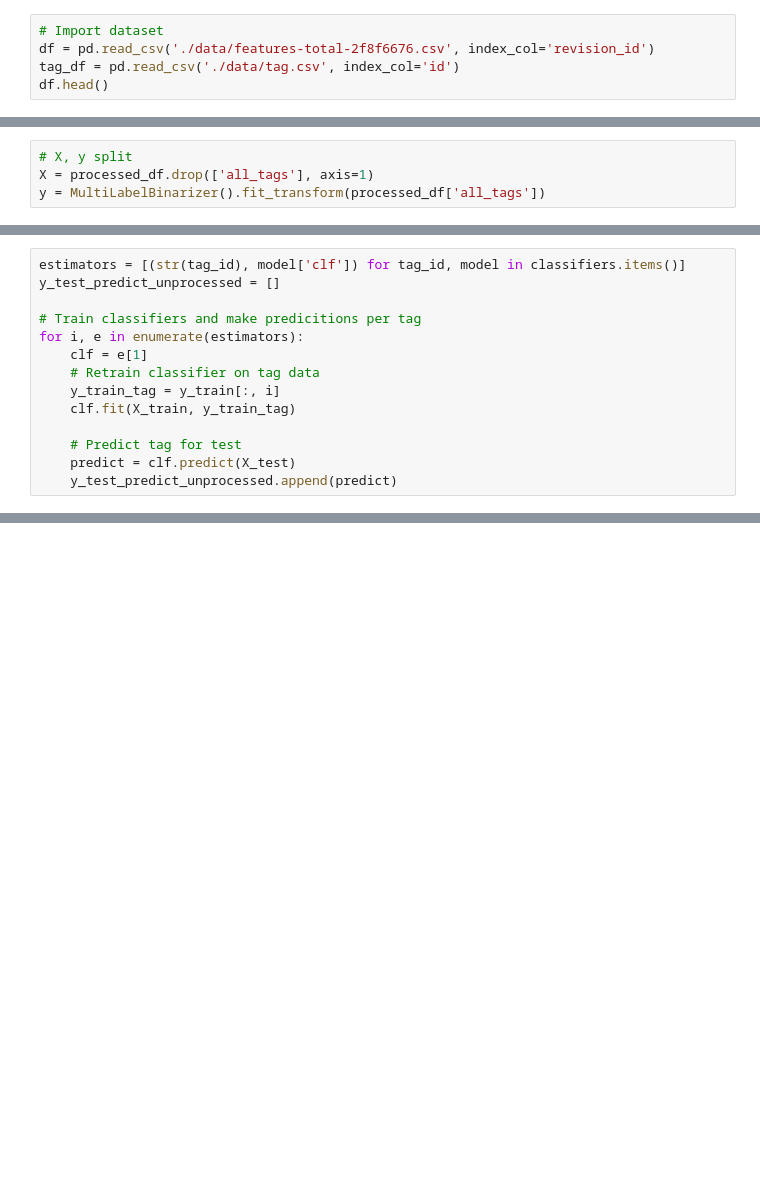
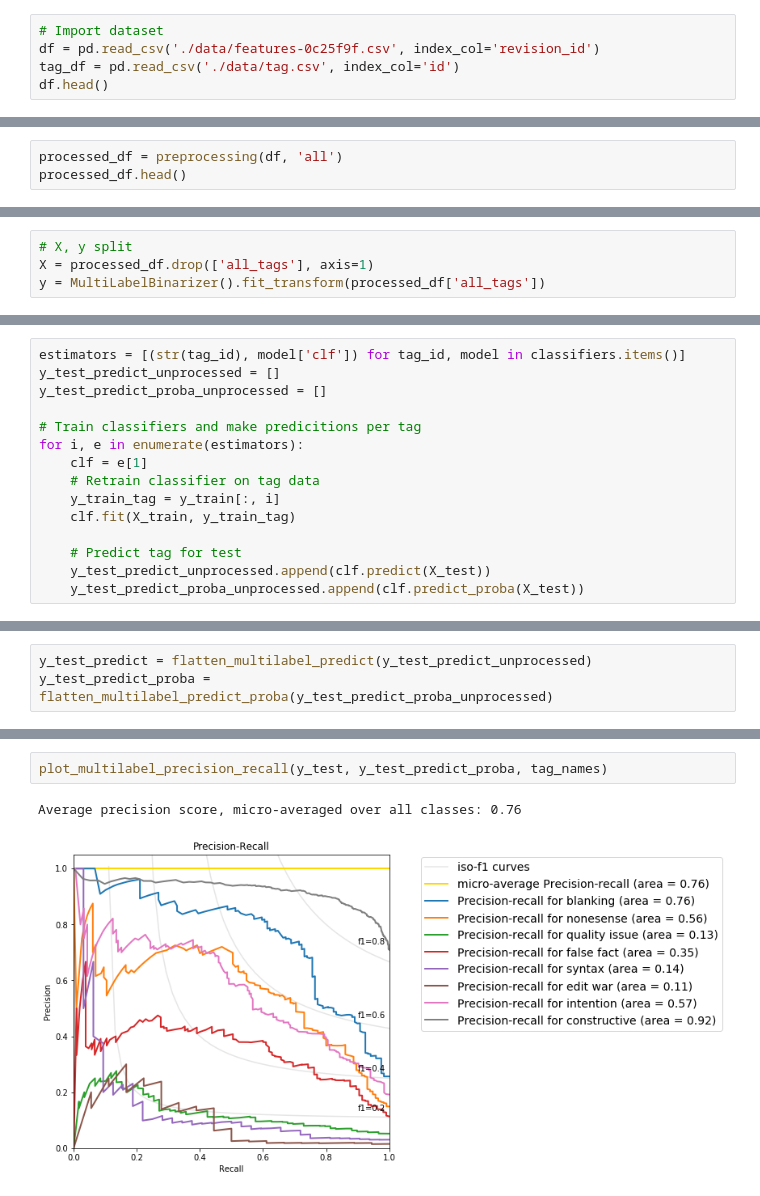
Before and after one commit to HPI-Information-Systems/wikipediatablevandalism, a Jupyter notebook: vandalism-classifier/stacked_multi_label_classifier.ipynb, the cells around one changed output, grey strips where cells are left out. Cells and saved outputs as stored; diff of their text form; blank space fills up the shorter version.

```diff
--- a/vandalism-classifier/stacked_multi_label_classifier.ipynb
+++ b/vandalism-classifier/stacked_multi_label_classifier.ipynb
@@ -61,7 +27,7 @@ Loading model tag_9
 ## Import Dataset
 # %%
 # Import dataset
-df = pd.read_csv('./data/features-total-2f8f6676.csv', index_col='revision_id')
+df = pd.read_csv('./data/features-0c25f9f.csv', index_col='revision_id')
 tag_df = pd.read_csv('./data/tag.csv', index_col='id')
 df.head()
 # %% [output]
@@ -135,0 +92,3 @@ Feature config: all , Features after preprocessing: 109
+# %%
+processed_df = preprocessing(df, 'all')
+processed_df.head()
@@ -152,6 +120,7 @@ y test (1240, 8)
 # %%
 estimators = [(str(tag_id), model['clf']) for tag_id, model in classifiers.items()]
 y_test_predict_unprocessed = []
+y_test_predict_proba_unprocessed = []
 
 # Train classifiers and make predicitions per tag
 for i, e in enumerate(estimators):
@@ -161,5 +130,5 @@ for i, e in enumerate(estimators):
     clf.fit(X_train, y_train_tag)
 
     # Predict tag for test
-    predict = clf.predict(X_test)
-    y_test_predict_unprocessed.append(predict)
+    y_test_predict_unprocessed.append(clf.predict(X_test))
+    y_test_predict_proba_unprocessed.append(clf.predict_proba(X_test))
@@ -186,3 +135,6 @@ array([[0, 0, 0, ..., 0, 0, 0],
+# %%
+y_test_predict = flatten_multilabel_predict(y_test_predict_unprocessed)
+y_test_predict_proba = flatten_multilabel_predict_proba(y_test_predict_proba_unprocessed)
 # %%
 plot_multilabel_classification_report(y_test, y_test_predict, tag_names)
 # %% [output]
@@ -189,0 +153,5 @@ ValueError: Multi-label binary indicator input with different numbers of labels
+# %%
+plot_multilabel_precision_recall(y_test, y_test_predict_proba, tag_names)
+# %% [output]
+Average precision score, micro-averaged over all classes: 0.76
+[figure, added]
```
Also changed, not shown: parts of 13 cells of this notebook, 5 other files.
